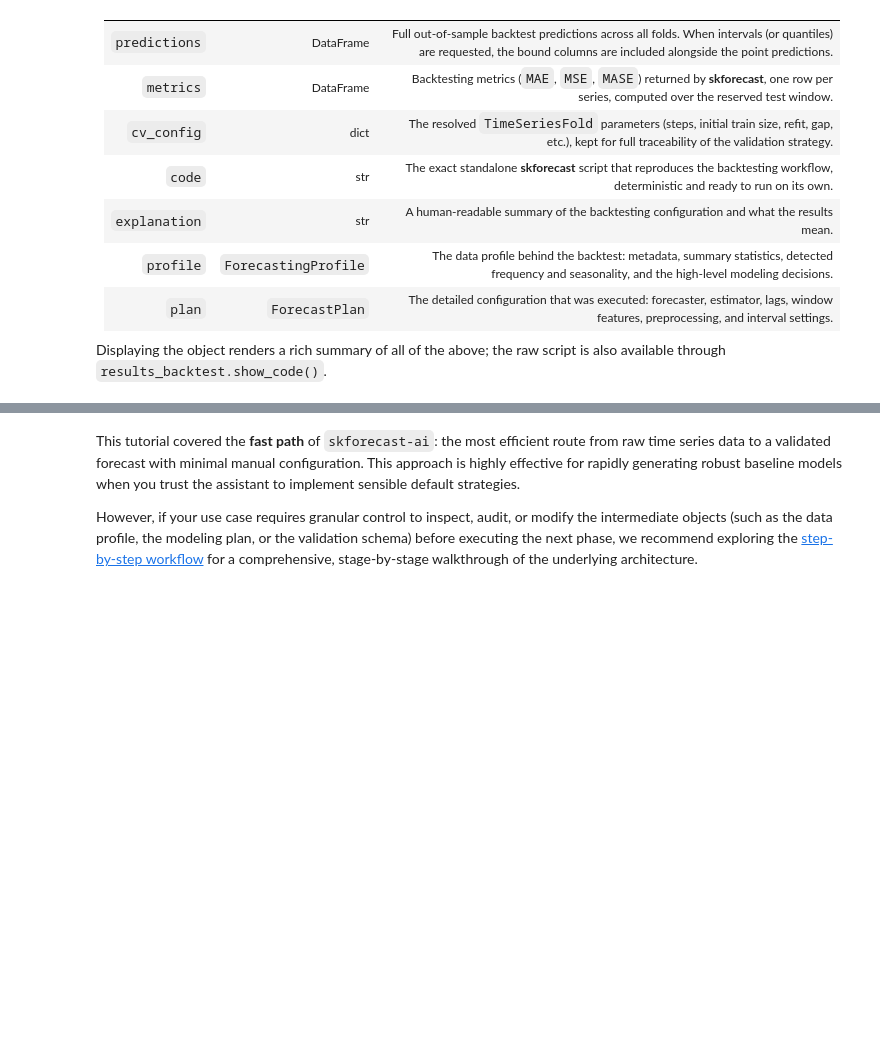
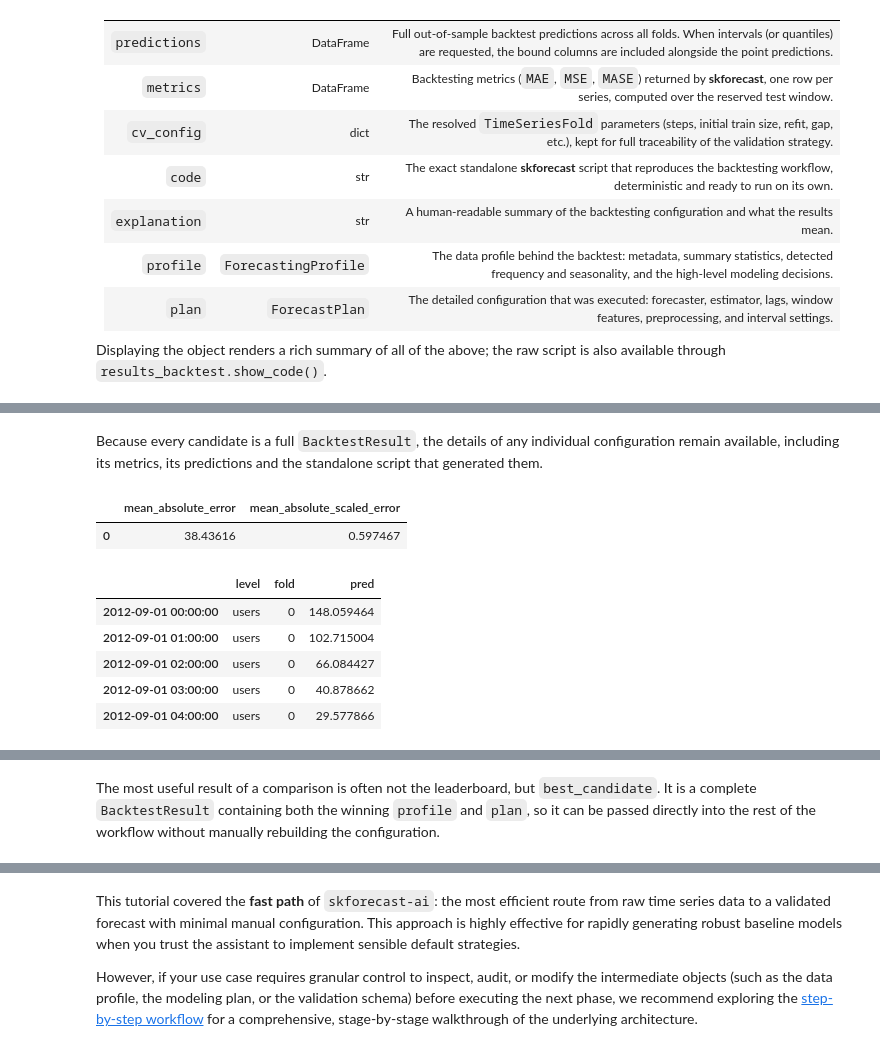
Before and after one commit to skforecast/skforecast-ai, a Jupyter notebook: docs/user-guides/agentic-forecasting.ipynb, the cells around one changed output, grey strips where cells are left out. Cells and saved outputs as stored; diff of their text form; code cells hidden in the pictures; blank space fills up the shorter version.

```diff
--- a/docs/user-guides/agentic-forecasting.ipynb
+++ b/docs/user-guides/agentic-forecasting.ipynb
@@ -690,0 +912,19 @@ results_backtest
+# %% [markdown]
+Because every candidate is a full `BacktestResult`, the details of any individual configuration remain available, including its metrics, its predictions and the standalone script that generated them.
+# %%
+# Inspect a specific candidate
+# ==============================================================================
+candidate = results_compare.candidates['foundation_model']
+
+display(candidate.metrics)
+display(candidate.predictions.head())
+candidate.show_code()
+# %% [output]
+|  | mean_absolute_error | mean_absolute_scaled_error |
+| 0 | 38.43616 | 0.597467 |
+|  | level | fold | pred |
+| 2012-09-01 00:00:00 | users | 0 | 148.059464 |
+| 2012-09-01 01:00:00 | users | 0 | 102.715004 |
+| 2012-09-01 02:00:00 | users | 0 | 66.084427 |
+| 2012-09-01 03:00:00 | users | 0 | 40.878662 |
+| 2012-09-01 04:00:00 | users | 0 | 29.577866 |
@@ -690,0 +932,2 @@ results_backtest
+# %% [markdown]
+The most useful result of a comparison is often not the leaderboard, but `best_candidate`. It is a complete `BacktestResult` containing both the winning `profile` and `plan`, so it can be passed directly into the rest of the workflow without manually rebuilding the configuration.
```
Also changed, not shown: parts of 34 cells of this notebook, 23 other files.
